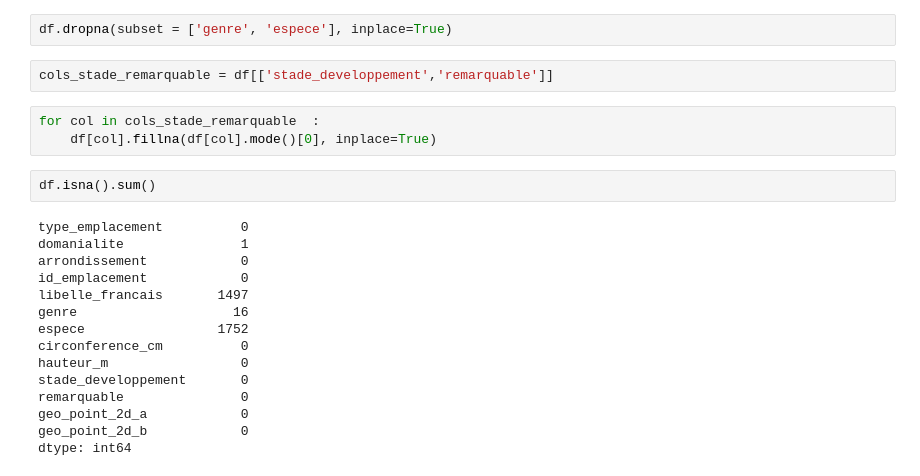
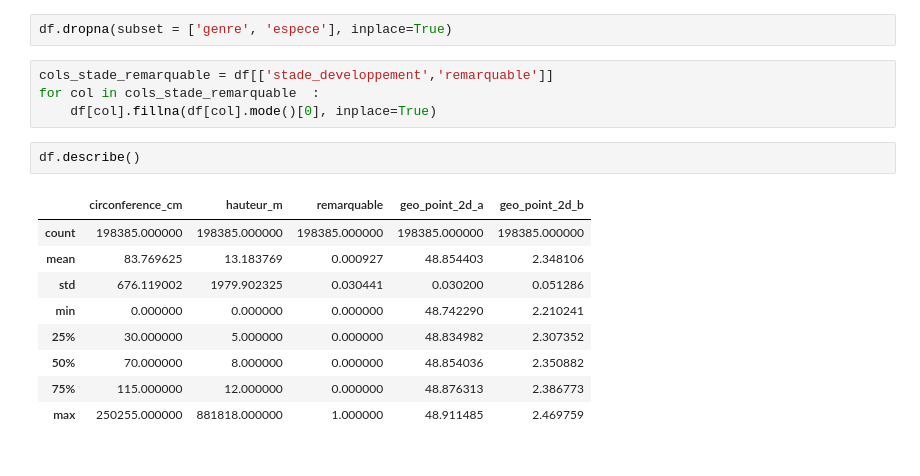
Before and after one commit to Aimen-prog/paris-trees, a Jupyter notebook: data4good.ipynb, the cells around one changed output. Saved outputs shown, nothing was run; the diff lists cells and outputs as text.

```diff
--- a/data4good.ipynb
+++ b/data4good.ipynb
@@ -215,25 +114,19 @@ data_tree.drop('variete', axis=1, inplace=True)
 df = data_tree.copy()
 # %%
 df.dropna(subset = ['genre', 'espece'], inplace=True)
-# %%
-cols_stade_remarquable = df[['stade_developpement','remarquable']]
 # %%
+cols_stade_remarquable = df[['stade_developpement','remarquable']]
 for col in cols_stade_remarquable  :
     df[col].fillna(df[col].mode()[0], inplace=True)
-# %%
-df.isna().sum()
-# %% [output]
-type_emplacement          0
-domanialite               1
-arrondissement            0
-id_emplacement            0
-libelle_francais       1497
-genre                    16
-espece                 1752
-circonference_cm          0
-hauteur_m                 0
-stade_developpement       0
-remarquable               0
-geo_point_2d_a            0
-geo_point_2d_b            0
-dtype: int64
+# %%
+df.describe()
+# %% [output]
+|  | circonference_cm | hauteur_m | remarquable | geo_point_2d_a | geo_point_2d_b |
+| count | 198385.000000 | 198385.000000 | 198385.000000 | 198385.000000 | 198385.000000 |
+| mean | 83.769625 | 13.183769 | 0.000927 | 48.854403 | 2.348106 |
+| std | 676.119002 | 1979.902325 | 0.030441 | 0.030200 | 0.051286 |
+| min | 0.000000 | 0.000000 | 0.000000 | 48.742290 | 2.210241 |
+| 25% | 30.000000 | 5.000000 | 0.000000 | 48.834982 | 2.307352 |
+| 50% | 70.000000 | 8.000000 | 0.000000 | 48.854036 | 2.350882 |
+| 75% | 115.000000 | 12.000000 | 0.000000 | 48.876313 | 2.386773 |
+| max | 250255.000000 | 881818.000000 | 1.000000 | 48.911485 | 2.469759 |
```
Also changed, not shown: parts of 20 cells of this notebook.
